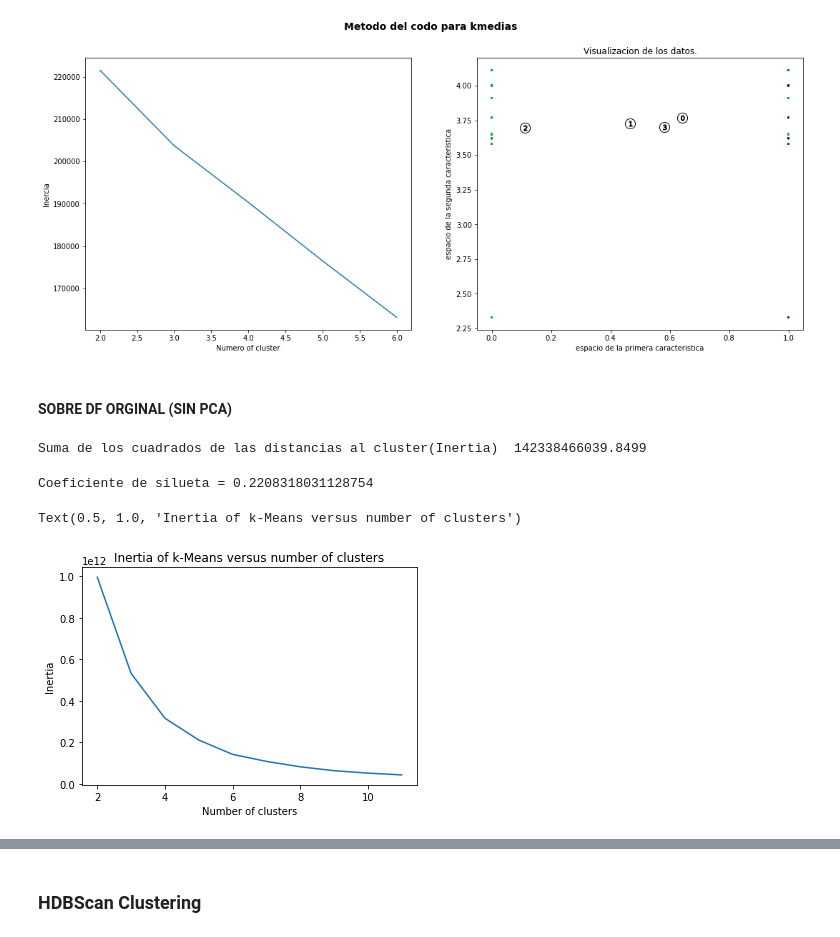
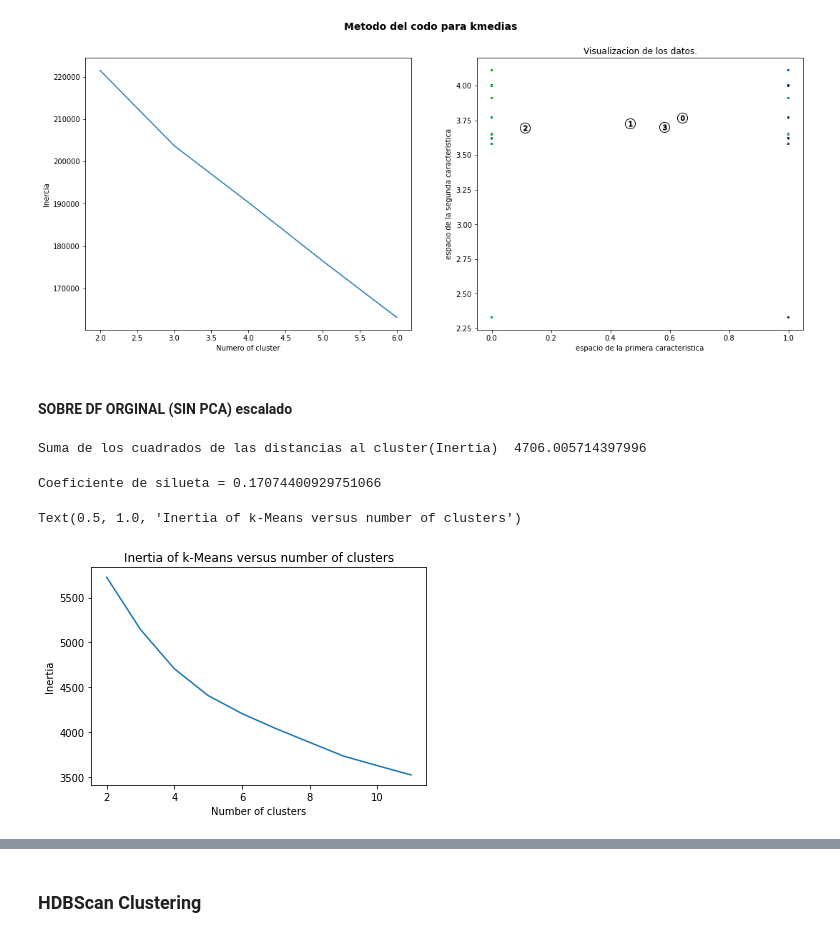
Before and after one commit to JIBarrionuevoGaltier/DiploDatos_2021_Mentoria_Grupo_2, a Jupyter notebook: notebooks_tp5/trabajo_practico_5_grupo2.ipynb, the cells around one changed output, grey strips where cells are left out. Saved outputs shown, nothing was run; the diff lists cells and outputs as text; code cells hidden in the pictures.

Commit message:
Avances en k-means, dbscan

```diff
--- a/notebooks_tp5/trabajo_practico_5_grupo2.ipynb
+++ b/notebooks_tp5/trabajo_practico_5_grupo2.ipynb
@@ -616,35 +594,47 @@ Para n_clusters = 6 El silhouette_score promedio es : 0.25466763221842353
 [figure]
 [figure]
 # %% [markdown]
-#### SOBRE DF ORGINAL (SIN PCA)
+#### SOBRE DF ORGINAL (SIN PCA) escalado
+# %%
+scaler = MinMaxScaler()
+# %%
+# Preprocessing
+features = df.columns
+dni = 'dni_titular_movimiento'
+#target = 'fg_aumentado'
+
+features = features[(features != dni)]
+                    #& (features != target)]
+#features = [g for g in features if 'mean_' not in g]
+# %%
+df_escalado = scaler.fit_transform(df[features])
 # %%
 # Número de clusters buscado
-n_clust = 6
+n_clust = 4
 
 km = KMeans(n_clusters=n_clust)
-km.fit(df.drop(columns = [dni]))
+km.fit(df_escalado)
 
 # Recuperacion de etiquetas
 clusters = km.labels_
 print('Suma de los cuadrados de las distancias al cluster(Inertia) ', km.inertia_)
 # %% [output]
-Suma de los cuadrados de las distancias al cluster(Inertia)  142338466039.8499
+Suma de los cuadrados de las distancias al cluster(Inertia)  4706.005714397996
 # %%
-X = df.drop(columns = [dni]).values
-print('Coeficiente de silueta =', silhouette_score(X, cluster_labels))
+print('Coeficiente de silueta =', silhouette_score(df_escalado, cluster_labels))
 # %% [output]
-Coeficiente de silueta = 0.2208318031128754
+Coeficiente de silueta = 0.17074400929751066
 # %%
 #Prueba: para elegir el hiperparámetro n_clusters, variando de 2 a 11 clusters
-scores = [KMeans(n_clusters=i).fit(df.drop(columns = [dni])).inertia_ for i in range(2,12)]
+scores = [KMeans(n_clusters=i).fit(df_escalado).inertia_ for i in range(2,12)]
 
 plt.plot(np.arange(2, 12), scores)
 plt.xlabel('Number of clusters')
 plt.ylabel("Inertia")
 plt.title("Inertia of k-Means versus number of clusters")
 # %% [output]
 Text(0.5, 1.0, 'Inertia of k-Means versus number of clusters')
-[figure, old version]
+[figure, new version]
 # %%
 df_clusters=df.copy()
 df_clusters['cluster_kmeans'] = km.labels_ #clusters
```
Also changed, not shown: parts of 31 cells of this notebook.
